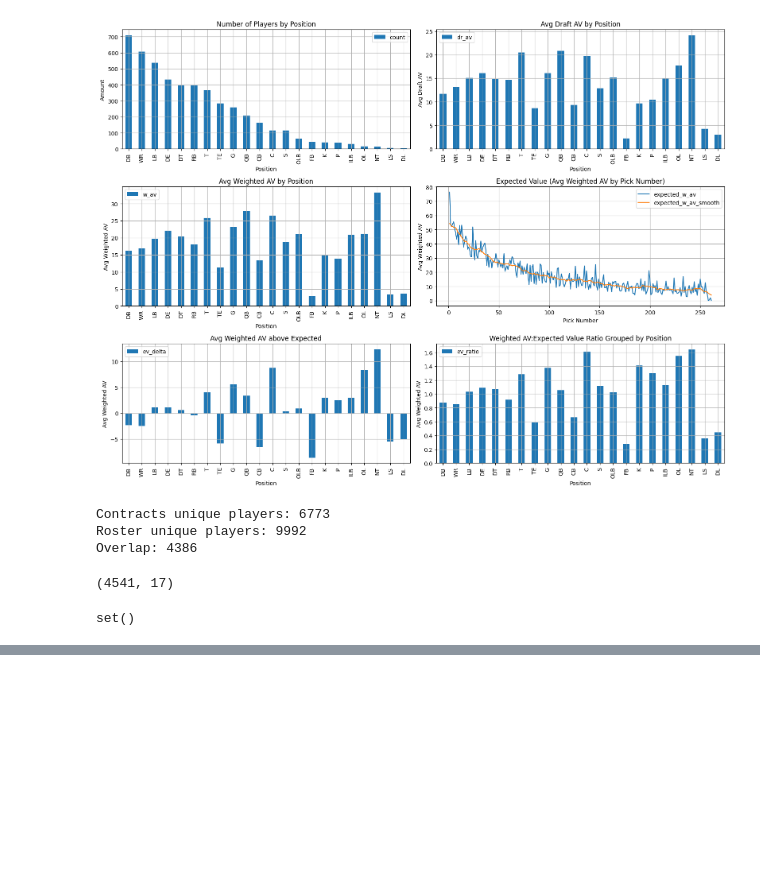
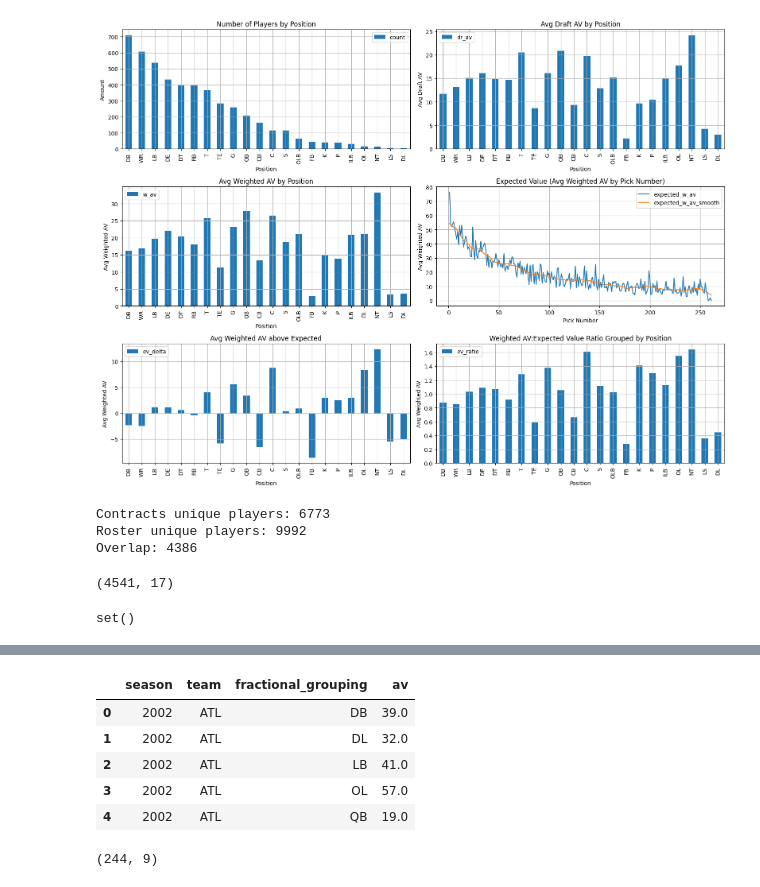
Before and after one commit to ShaneESchwartz/NFL-Team-Builder-Tool, a Jupyter notebook: TeamBuilder.ipynb, the cells around one changed output, grey strips where cells are left out. Drawn from its saved outputs; the diff is of its cells as text; code cells hidden in the pictures; blank space fills up the shorter version.

```diff
--- a/TeamBuilder.ipynb
+++ b/TeamBuilder.ipynb
@@ -474,0 +589,10 @@ pfr_all.loc[pfr_all['general_grouping'] == -1].shape
+# %%
+av_playoffs_fractional = pd.DataFrame(av_playoffs.groupby(['season', 'team', 'fractional_grouping'])['av'].sum().reset_index())
+av_playoffs_fractional.head(5)
+# %% [output]
+|  | season | team | fractional_grouping | av |
+| 0 | 2002 | ATL | DB | 39.0 |
+| 1 | 2002 | ATL | DL | 32.0 |
+| 2 | 2002 | ATL | LB | 41.0 |
+| 3 | 2002 | ATL | OL | 57.0 |
+| 4 | 2002 | ATL | QB | 19.0 |
@@ -474,0 +605,4 @@ pfr_all.loc[pfr_all['general_grouping'] == -1].shape
+# %%
+av_team_fractional_wide.shape
+# %% [output]
+(244, 9)
```
Also changed, not shown: parts of 22 cells of this notebook.
